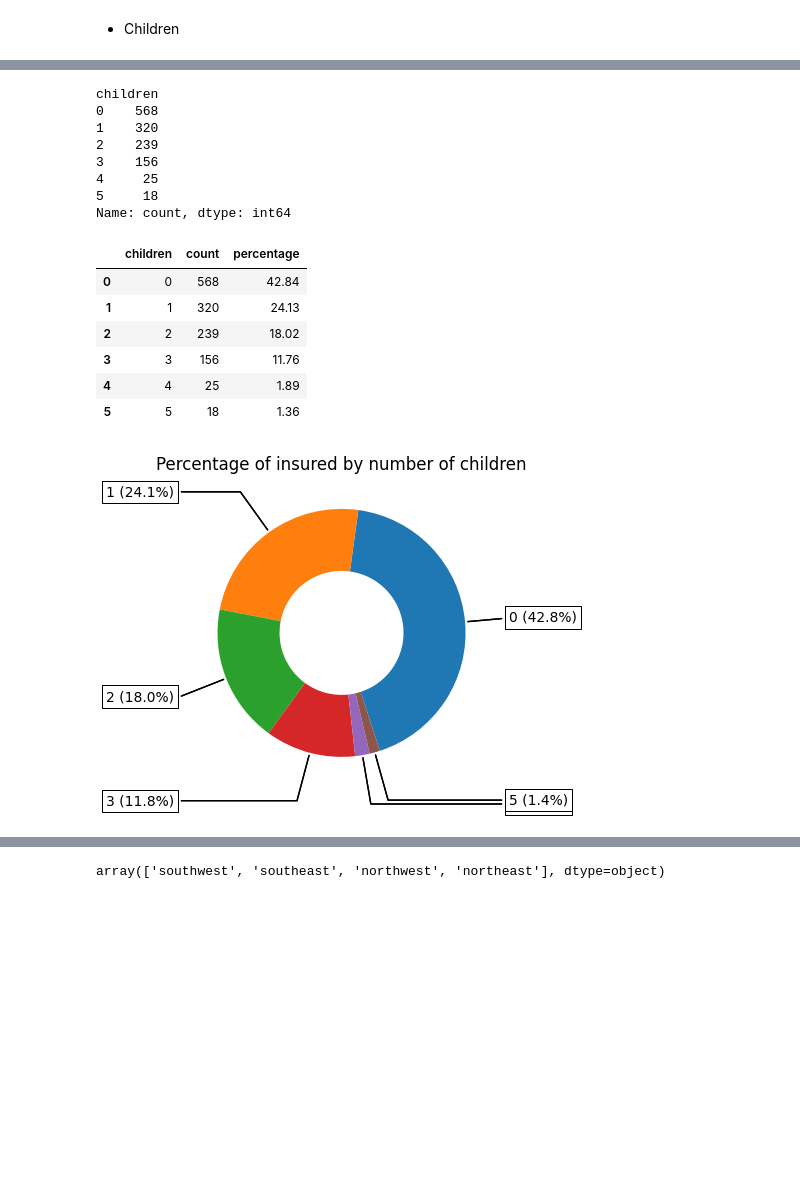
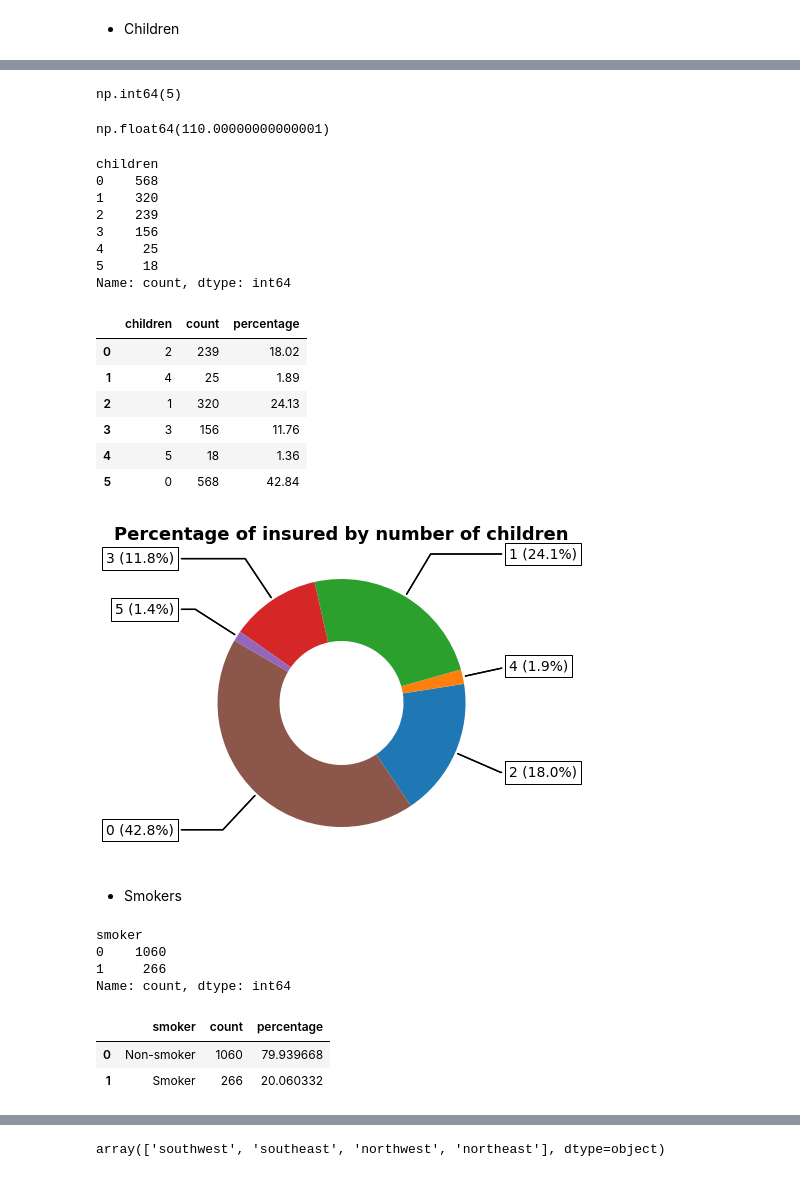
Before and after one commit to MichAdebayo/simplon_insurance_price_prediction, a Jupyter notebook: analysis.ipynb, the cells around one changed output, grey strips where cells are left out. Cells and saved outputs as stored; diff of their text form; code cells hidden in the pictures; blank space fills up the shorter version.

```diff
--- a/analysis.ipynb
+++ b/analysis.ipynb
@@ -181,3 +261,25 @@ Text(0.6944444444444446, 0.5, 'Frequency')
+# %%
+# Descriptive statistics (Range)
+
+children_no_range = df['children'].max() - df['children'].min()
+
+children_no_range
+
+# children_no_range of the insured = 5
+# %% [output]
+np.int64(5)
+# %%
+# Descriptive statistics (Co-efficient of Variation)
+
+cov_children = df['children'].std() / df['children'].mean()
+
+cov_children = round(cov_children, 2) * 100
+
+cov_children
+
+# The CoV of the number of children of the insured = 110%
+# %% [output]
+np.float64(110.00000000000001)
 # %%
 number_of_children_by_insured = df['children'].value_counts()
 
@@ -197,47 +299,77 @@ Name: count, dtype: int64
 pie_df_children = pd.DataFrame(number_of_children_by_insured).reset_index()
 pie_df_children['percentage'] = round(pie_df_children['count'] / pie_df_children['count'].sum() * 100, 2)
 
-pie_df_children
+shuffled_pie_df_children = pie_df_children.sample(frac=1, random_state=75).reset_index(drop=True)
+
+shuffled_pie_df_children
 # %% [output]
 |  | children | count | percentage |
-| 0 | 0 | 568 | 42.84 |
-| 1 | 1 | 320 | 24.13 |
-| 2 | 2 | 239 | 18.02 |
+| 0 | 2 | 239 | 18.02 |
+| 1 | 4 | 25 | 1.89 |
+| 2 | 1 | 320 | 24.13 |
 | 3 | 3 | 156 | 11.76 |
-| 4 | 4 | 25 | 1.89 |
-| 5 | 5 | 18 | 1.36 |
+| 4 | 5 | 18 | 1.36 |
+| 5 | 0 | 568 | 42.84 |
 # %%
-# Pie chart showing the percentage ratio of males to females
+# Pie chart showing the percentage ratio by number of children
 
 fig, ax = plt.subplots(figsize=(4, 7), subplot_kw=dict(aspect="equal"))
 
-wedges, texts = ax.pie(pie_df_children['count'], wedgeprops=dict(width=0.5), startangle=-72)
+wedges, texts = ax.pie(shuffled_pie_df_children['count'], wedgeprops=dict(width=0.5), startangle=-56)
 
 bbox_props = dict(boxstyle="square,pad=0.3", fc="w", ec="k", lw=0.72)
 kw = dict(arrowprops=dict(arrowstyle="-"),
           bbox=bbox_props, zorder=0, va="center")
 
 for i, p in enumerate(wedges):
     ang = (p.theta2 - p.theta1)/2. + p.theta1
     y = np.sin(np.deg2rad(ang))
     x = np.cos(np.deg2rad(ang))
     horizontalalignment = {-1: "right", 1: "left"}[int(np.sign(x))]
     connectionstyle = f"angle,angleA=0,angleB={ang}"
     kw["arrowprops"].update({"connectionstyle": connectionstyle})
-    ax.annotate(pie_df_children['children'][i], xy=(x, y), xytext=(1.35*np.sign(x), 1.4*y),
+    ax.annotate(shuffled_pie_df_children['children'][i], xy=(x, y), xytext=(1.35*np.sign(x), 1.4*y),
                 horizontalalignment=horizontalalignment, **kw)
 
-    label = f"{pie_df_children['children'][i]} ({pie_df_children['percentage'][i]:.1f}%)"
+    label = f"{shuffled_pie_df_children['children'][i]} ({shuffled_pie_df_children['percentage'][i]:.1f}%)"
     ax.annotate(
         label,
         xy=(x, y),
         xytext=(1.35 * np.sign(x), 1.4 * y),
         horizontalalignment=horizontalalignment,
         **kw
     )
 
-ax.set_title("Percentage of insured by number of children")
+ax.set_title("Percentage of insured by number of children", fontsize = 13, weight = "bold")
 
 plt.show()
 # %% [output]
-[figure, old version]
+[figure, new version]
+# %% [markdown]
+- Smokers
+# %%
+# Number of smokers vs non-smokers insured
+
+number_of_insured_by_smoking_habit = df['smoker'].value_counts()
+
+number_of_insured_by_smoking_habit
+
+# Number of smokers = 1060
+# Number of non-smokers = 255
+# %% [output]
+smoker
+0    1060
+1     266
+Name: count, dtype: int64
+# %%
+# Create dataframe for pie chart
+
+pie_df_smoker = pd.DataFrame(number_of_insured_by_smoking_habit).reset_index()
+pie_df_smoker['smoker'] = pie_df_smoker['smoker'].map({ 1 : "Smoker", 0 : "Non-smoker"})
+pie_df_smoker['percentage'] = pie_df_smoker['count'] / pie_df_smoker['count'].sum() * 100
+
+pie_df_smoker
+# %% [output]
+|  | smoker | count | percentage |
+| 0 | Non-smoker | 1060 | 79.939668 |
+| 1 | Smoker | 266 | 20.060332 |
```
Also changed, not shown: parts of 52 cells of this notebook.
